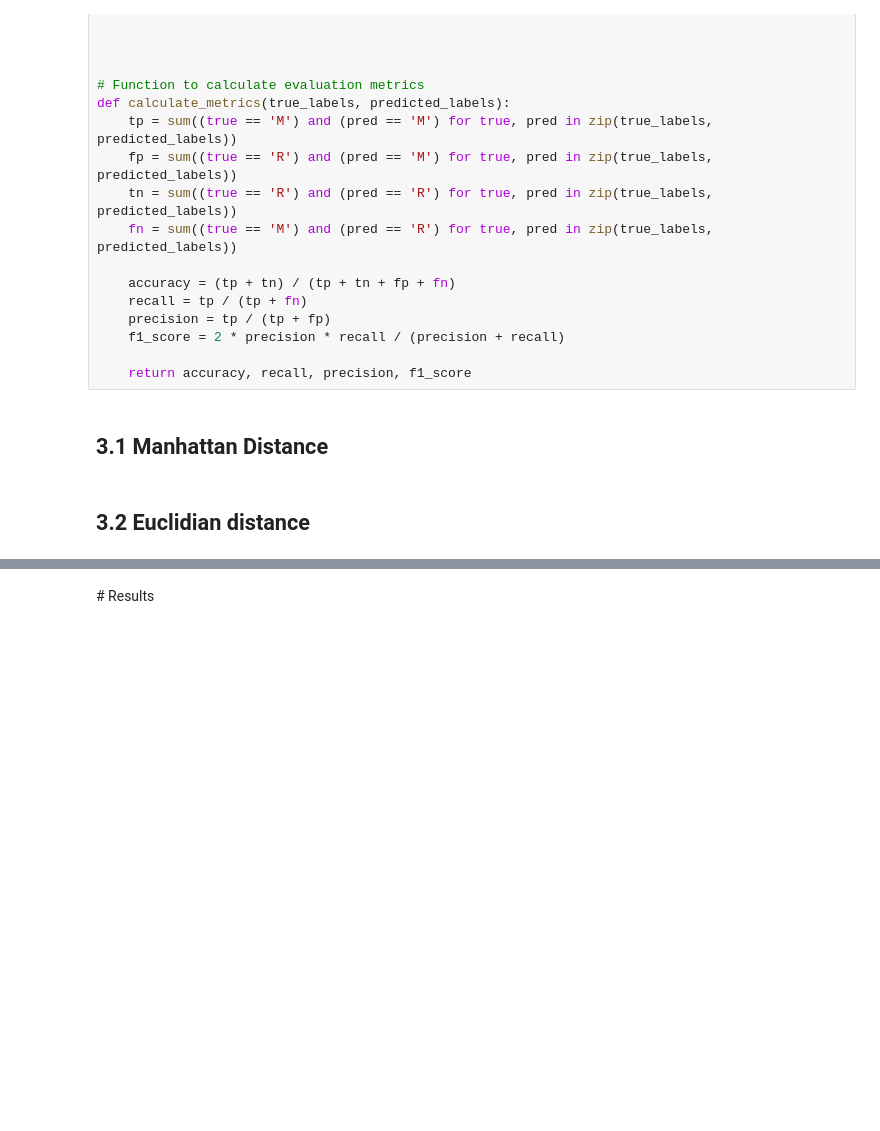
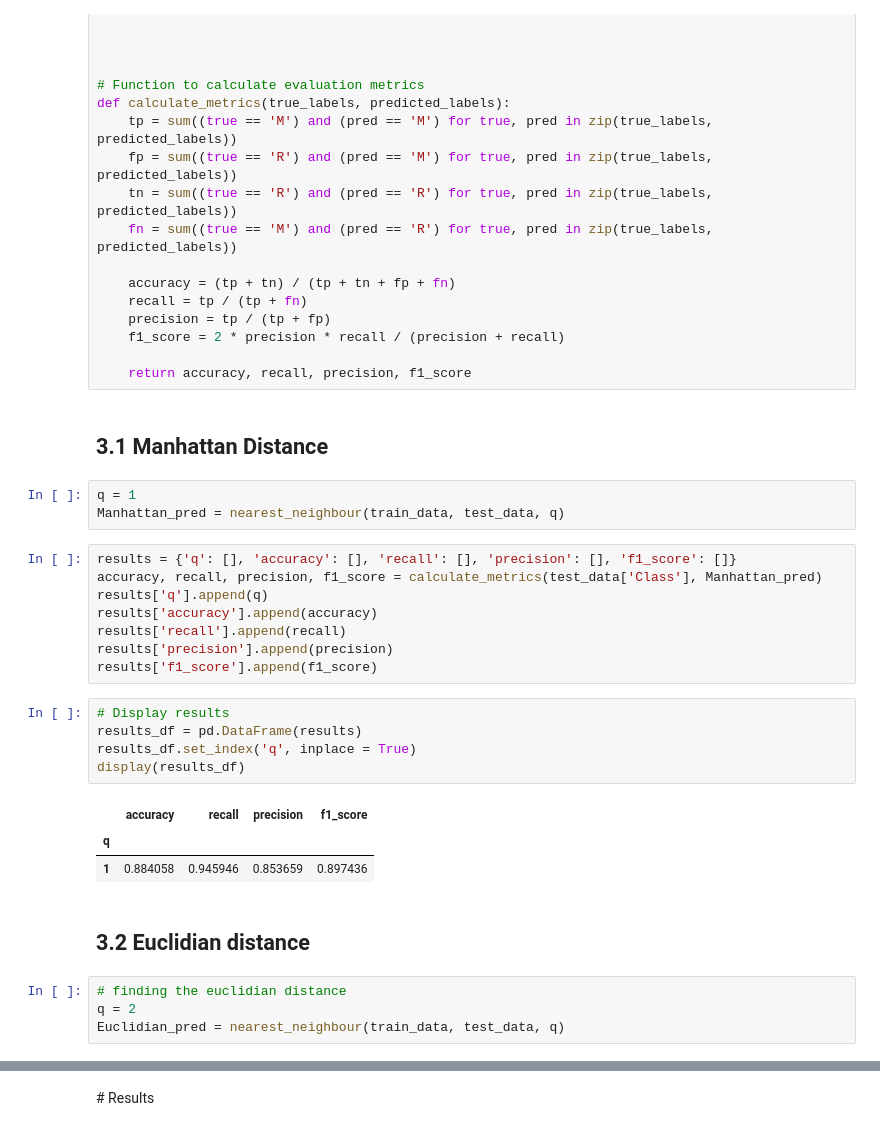
Before and after one commit to rjosh003-CS/Data-Mining-coursework, a Jupyter notebook: DM_Coursework_part_1.ipynb, the cells around one changed output, grey strips where cells are left out. Cells and saved outputs as stored; diff of their text form; blank space fills up the shorter version.

```diff
--- a/DM_Coursework_part_1.ipynb
+++ b/DM_Coursework_part_1.ipynb
@@ -954,5 +981,29 @@ def calculate_metrics(true_labels, predicted_labels):
     return accuracy, recall, precision, f1_score
 # %% [markdown]
 ## 3.1 Manhattan Distance
+# %%
+q = 1
+Manhattan_pred = nearest_neighbour(train_data, test_data, q)
+# %%
+results = {'q': [], 'accuracy': [], 'recall': [], 'precision': [], 'f1_score': []}
+accuracy, recall, precision, f1_score = calculate_metrics(test_data['Class'], Manhattan_pred)
+results['q'].append(q)
+results['accuracy'].append(accuracy)
+results['recall'].append(recall)
+results['precision'].append(precision)
+results['f1_score'].append(f1_score)
+# %%
+# Display results
+results_df = pd.DataFrame(results)
+results_df.set_index('q', inplace = True)
+display(results_df)
+# %% [output]
+|  | accuracy | recall | precision | f1_score |
+| q |  |  |  |  |
+| 1 | 0.884058 | 0.945946 | 0.853659 | 0.897436 |
 # %% [markdown]
 ## 3.2 Euclidian distance
+# %%
+# finding the euclidian distance
+q = 2
+Euclidian_pred = nearest_neighbour(train_data, test_data, q)
```
Also changed, not shown: parts of 15 cells of this notebook.
